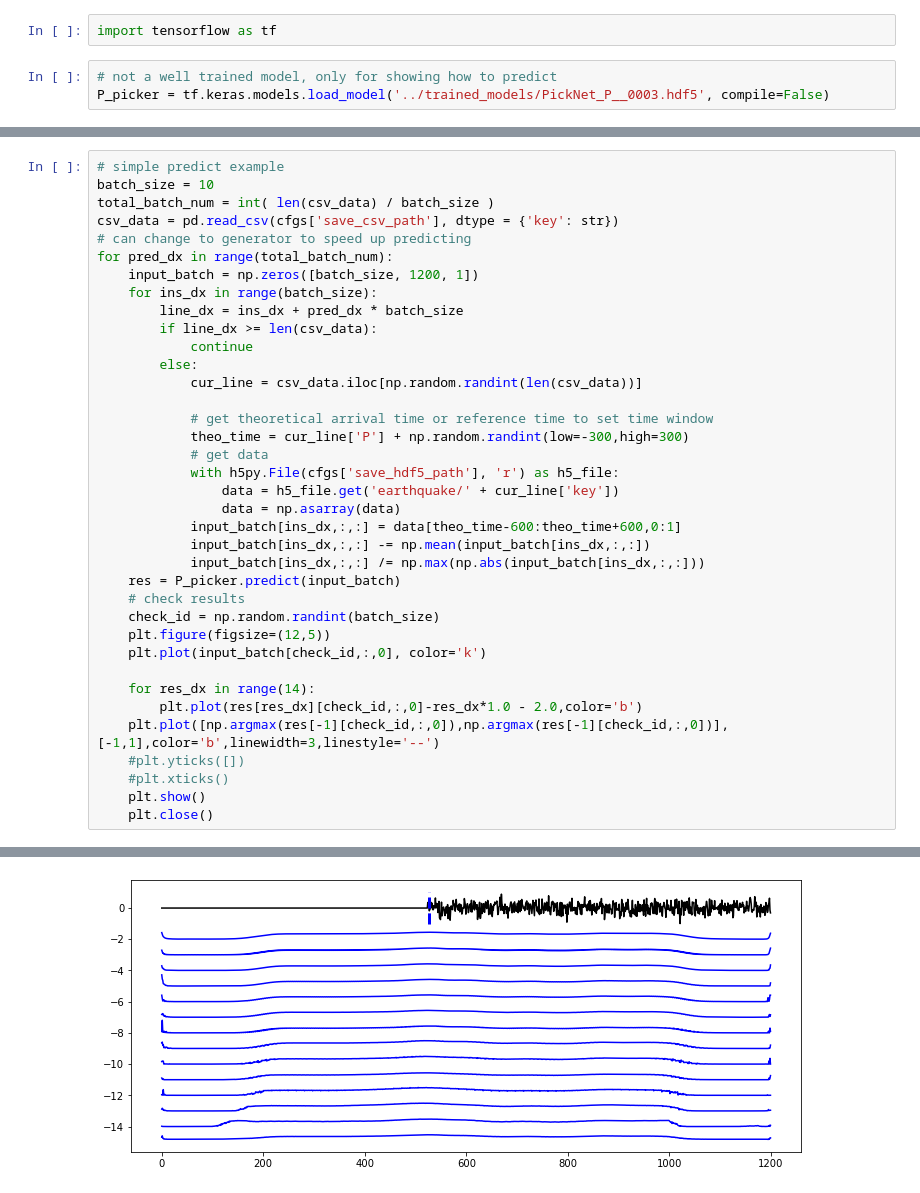
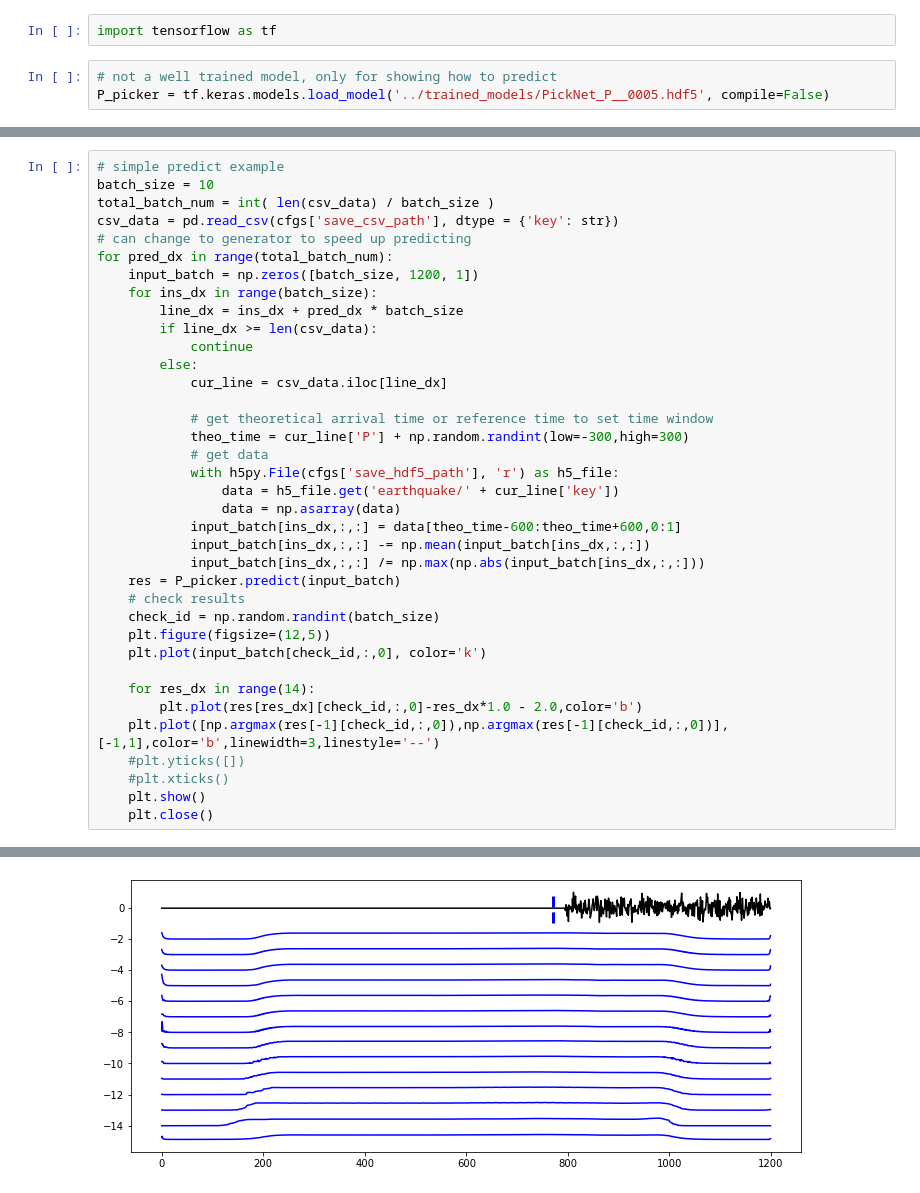
Before and after one commit to MrXiaoXiao/PickNet_keras, a Jupyter notebook: notebooks/SimpleNotebookExampleforBuildingHdf5andMetadata.ipynb, the cells around one changed output, grey strips where cells are left out. Saved outputs shown, nothing was run; the diff lists cells and outputs as text.

```diff
--- a/notebooks/SimpleNotebookExampleforBuildingHdf5andMetadata.ipynb
+++ b/notebooks/SimpleNotebookExampleforBuildingHdf5andMetadata.ipynb
@@ -102,4 +102,4 @@ os.environ['CUDA_VISIBLE_DEVICES'] = '1'
 import tensorflow as tf
 # %%
 # not a well trained model, only for showing how to predict
-P_picker = tf.keras.models.load_model('../trained_models/PickNet_P__0003.hdf5', compile=False)
+P_picker = tf.keras.models.load_model('../trained_models/PickNet_P__0005.hdf5', compile=False)
@@ -134,7 +116,7 @@ for pred_dx in range(total_batch_num):
         if line_dx >= len(csv_data):
             continue
         else:
-            cur_line = csv_data.iloc[np.random.randint(len(csv_data))]
+            cur_line = csv_data.iloc[line_dx]
 
             # get theoretical arrival time or reference time to set time window
             theo_time = cur_line['P'] + np.random.randint(low=-300,high=300)
@@ -171 +151 @@ for pred_dx in range(total_batch_num):
-[figure, old version]
+[figure, new version]
```
Also changed, not shown: parts of 3 cells of this notebook, 8 other files.
